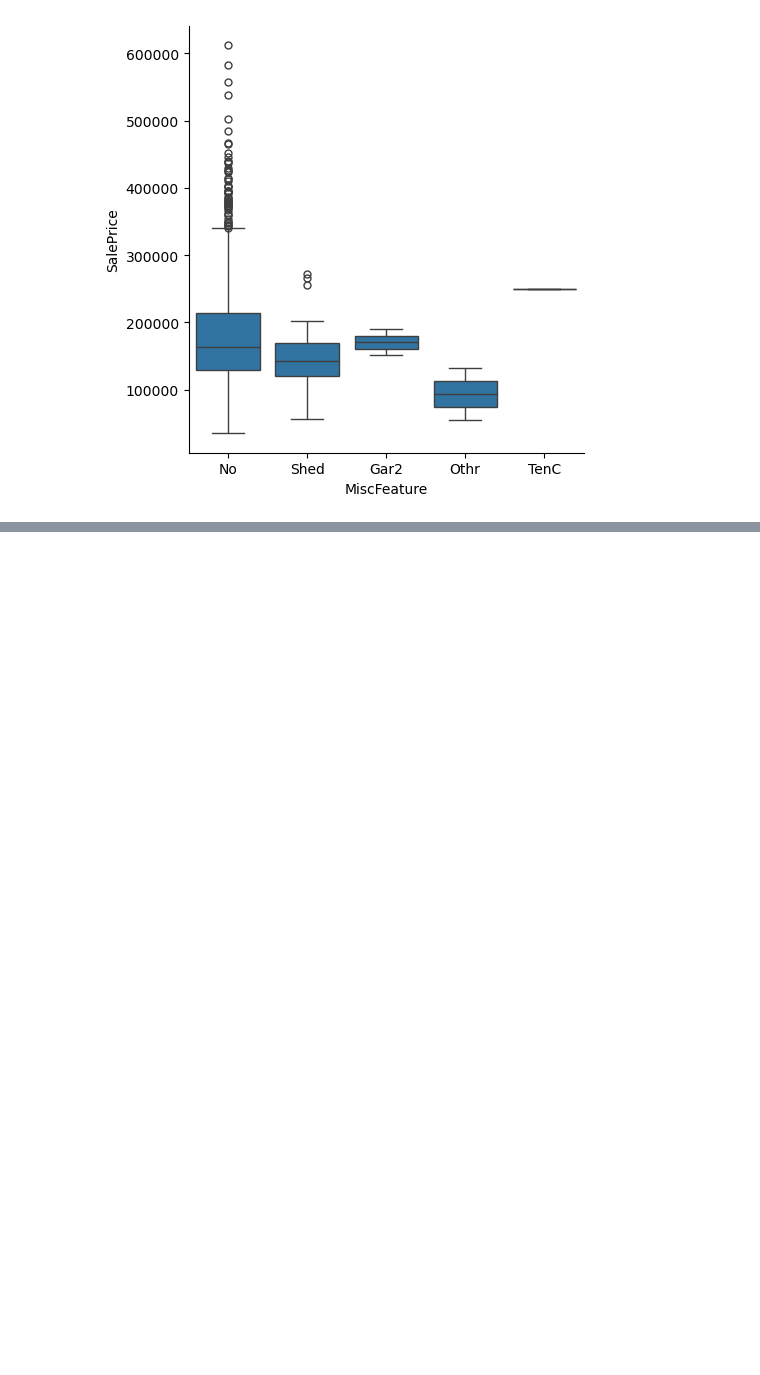
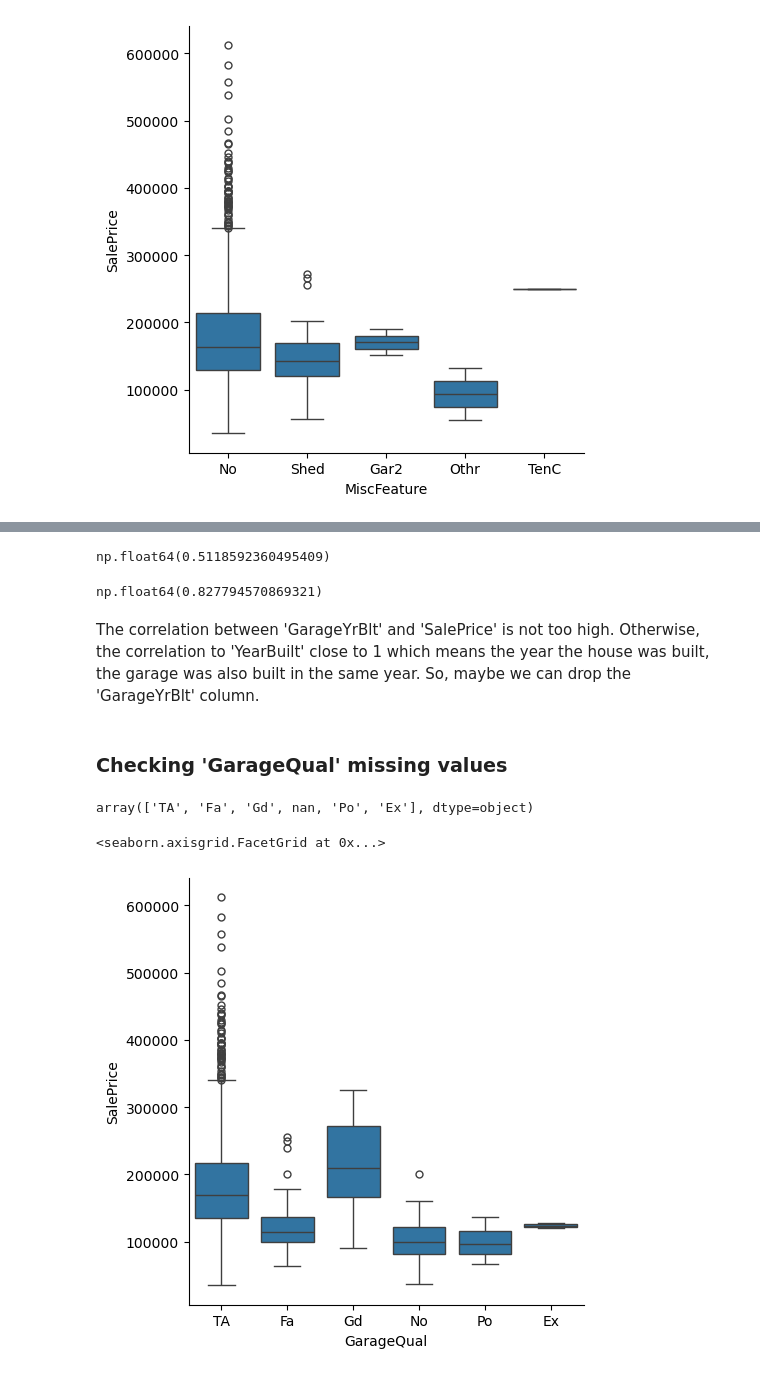
Before and after one commit to AkmalFazli27/house-prices-prediction, a Jupyter notebook: house_prices.ipynb, the cells around one changed output, grey strips where cells are left out. Drawn from its saved outputs; the diff is of its cells as text; code cells hidden in the pictures; blank space fills up the shorter version.

```diff
--- a/house_prices.ipynb
+++ b/house_prices.ipynb
@@ -653,0 +660,24 @@ sns.catplot(data=train_df, x='MiscFeature', y='SalePrice', kind='box')
+# %%
+train_df['GarageYrBlt'].corr(train_df['SalePrice'])
+# %% [output]
+np.float64(0.5118592360495409)
+# %%
+train_df['GarageYrBlt'].corr(train_df['YearBuilt'])
+# %% [output]
+np.float64(0.827794570869321)
+# %% [markdown]
+The correlation between 'GarageYrBlt' and 'SalePrice' is not too high. Otherwise, the correlation to 'YearBuilt' close to 1 which means the year the house was built, the garage was also built in the same year. So, maybe we can drop the 'GarageYrBlt' column.
+# %% [markdown]
+### Checking 'GarageQual' missing values
+# %%
+train_df['GarageQual'].unique()
+# %% [output]
+array(['TA', 'Fa', 'Gd', nan, 'Po', 'Ex'], dtype=object)
+# %%
+train_df['GarageQual'] = train_df['GarageQual'].fillna('No')
+test_df['GarageQual'] = test_df['GarageQual'].fillna('No')
+# %%
+sns.catplot(data=train_df, x='GarageQual', y='SalePrice', kind='box')
+# %% [output]
+<seaborn.axisgrid.FacetGrid at 0x...>
+[figure, added]
```
Also changed, not shown: parts of 14 cells of this notebook.
